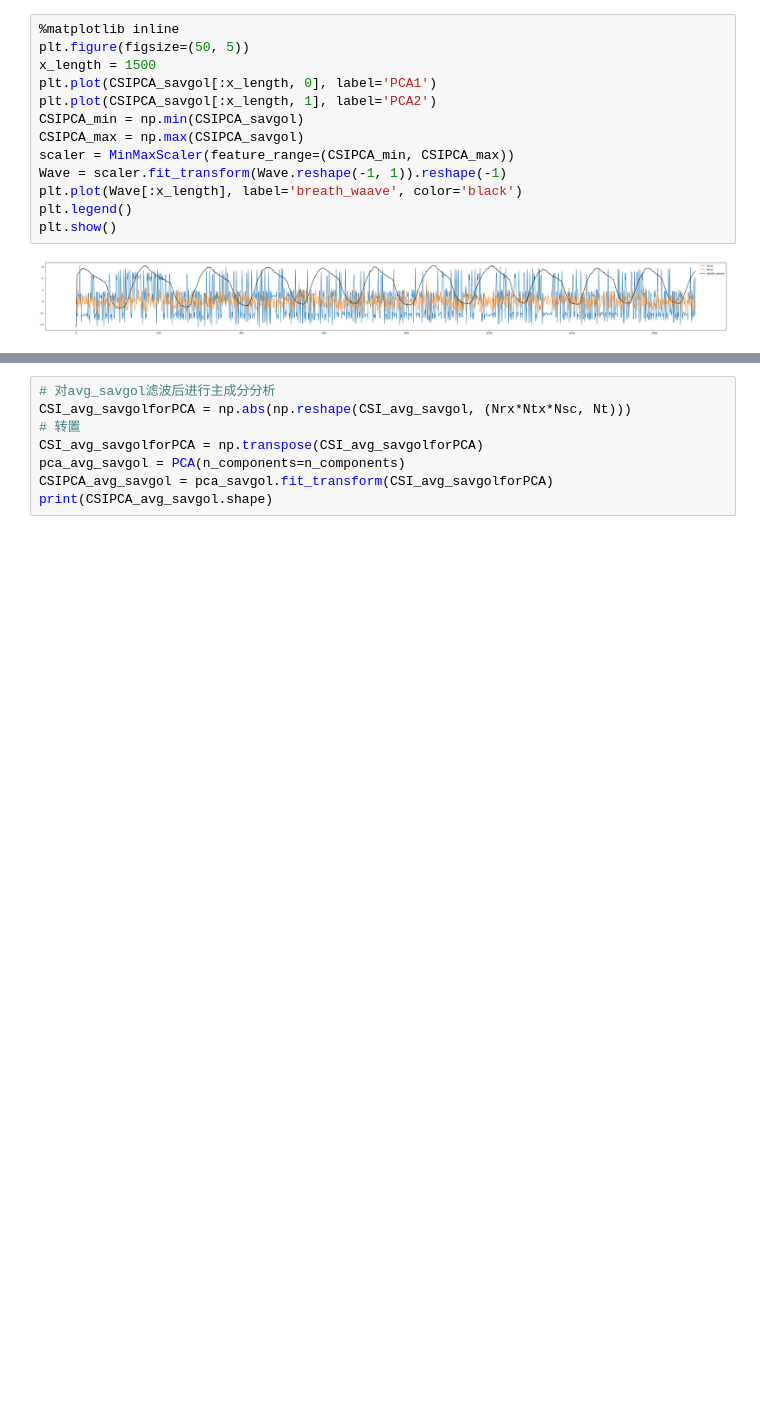
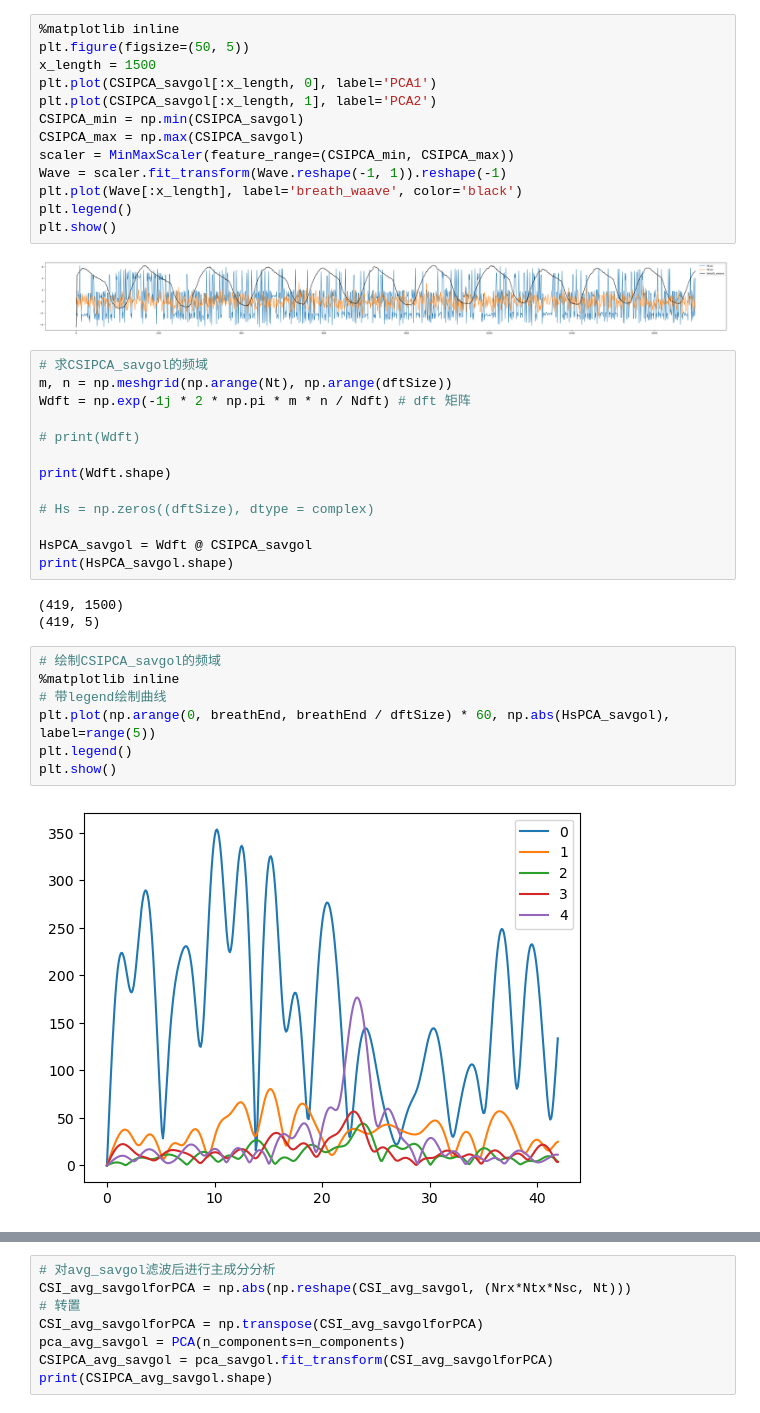
Before and after one commit to hdright/breath_detect, a Jupyter notebook: testChusaiPCM.ipynb, the cells around one changed output, grey strips where cells are left out. Cells and saved outputs as stored; diff of their text form; blank space fills up the shorter version.

```diff
--- a/testChusaiPCM.ipynb
+++ b/testChusaiPCM.ipynb
@@ -152,3 +155,28 @@ plt.legend()
 plt.show()
 # %% [output]
 [figure]
+# %%
+# 求CSIPCA_savgol的频域
+m, n = np.meshgrid(np.arange(Nt), np.arange(dftSize))
+Wdft = np.exp(-1j * 2 * np.pi * m * n / Ndft) # dft 矩阵
+
+# print(Wdft)
+
+print(Wdft.shape)
+
+# Hs = np.zeros((dftSize), dtype = complex)
+
+HsPCA_savgol = Wdft @ CSIPCA_savgol
+print(HsPCA_savgol.shape)
+# %% [output]
+(419, 1500)
+(419, 5)
+# %%
+# 绘制CSIPCA_savgol的频域
+%matplotlib inline
+# 带legend绘制曲线
+plt.plot(np.arange(0, breathEnd, breathEnd / dftSize) * 60, np.abs(HsPCA_savgol), label=range(5))
+plt.legend()
+plt.show()
+# %% [output]
+[figure, added]
```
Also changed, not shown: parts of 5 cells of this notebook, 11 other files.
